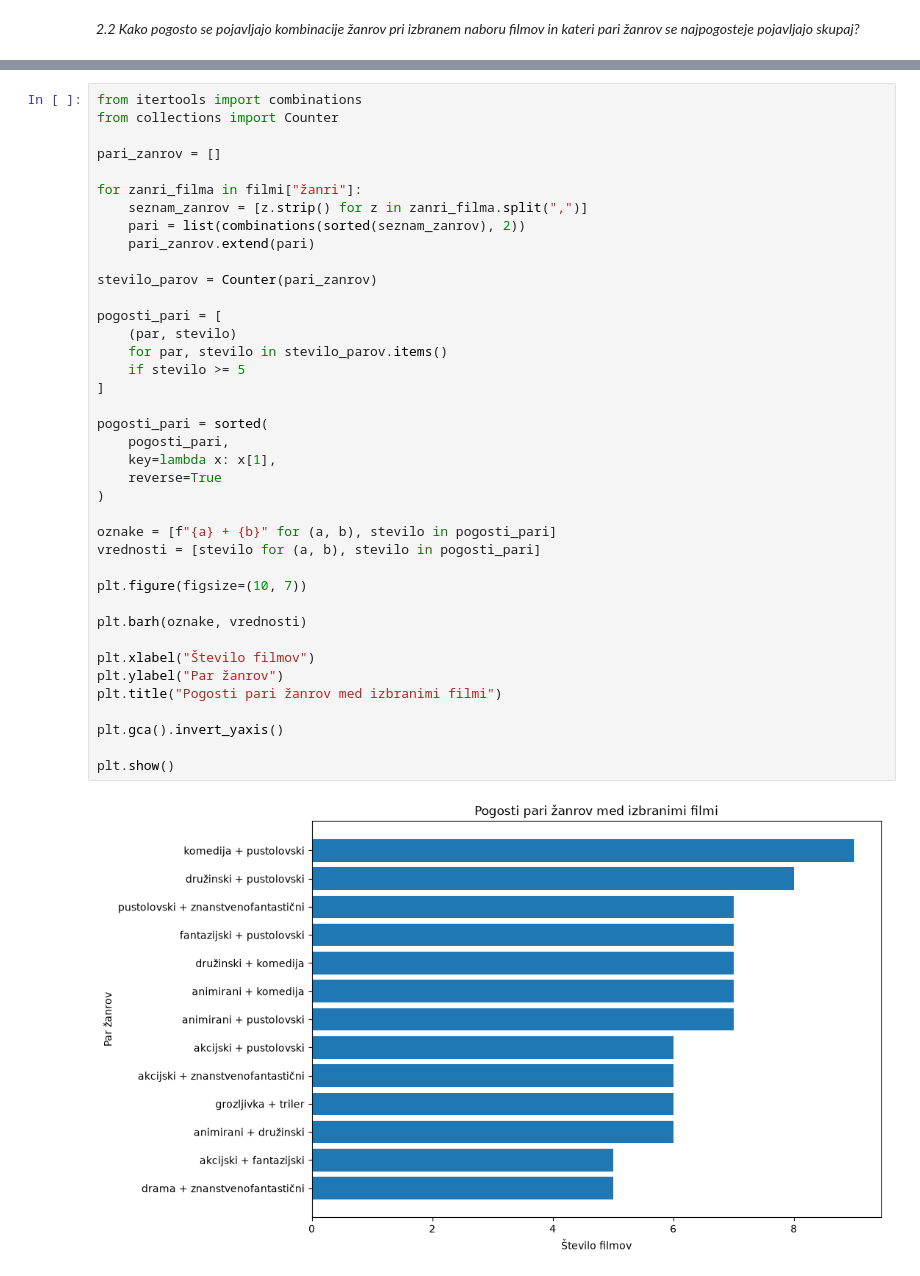
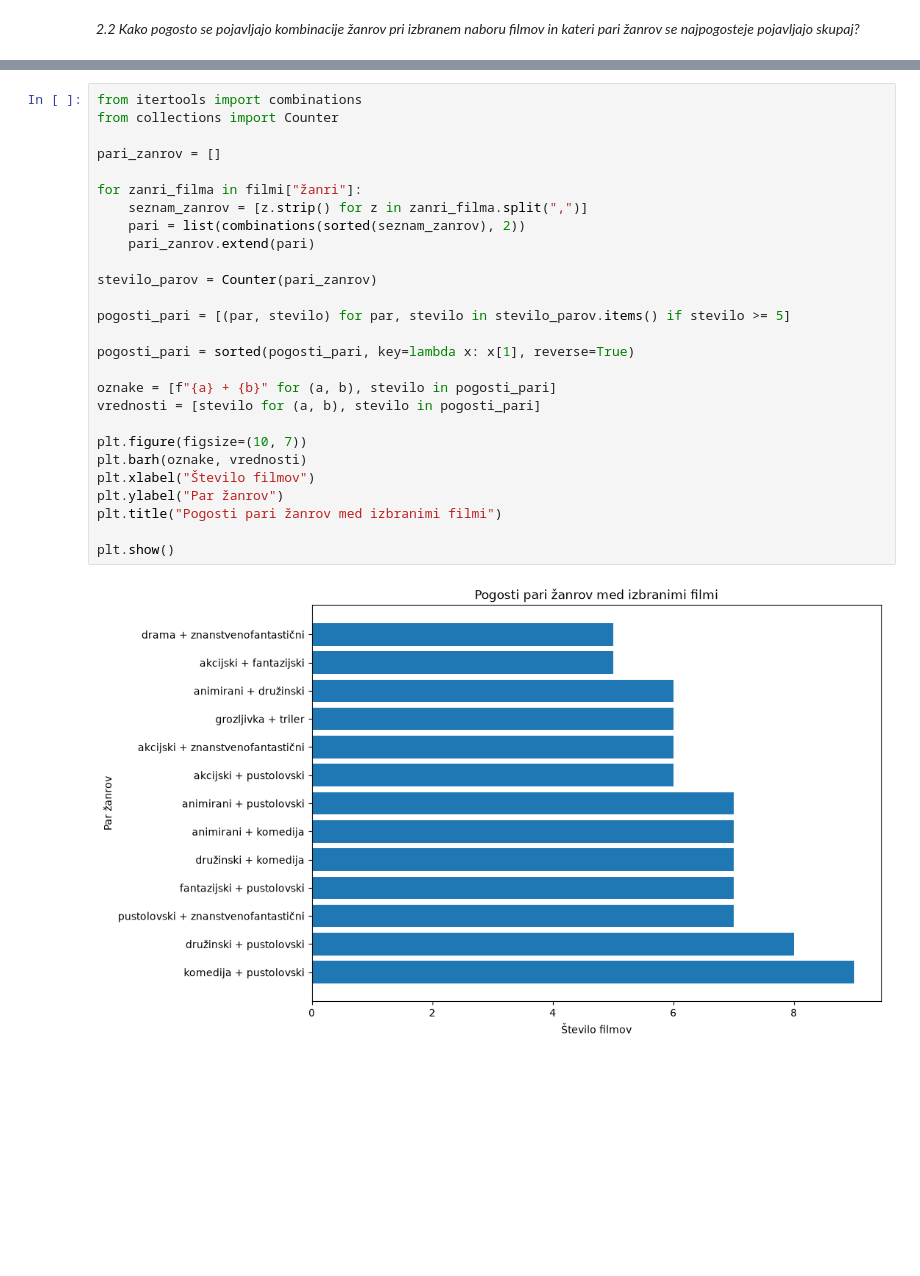
Before and after one commit to idakosmerl-web/projektna-naloga, a Jupyter notebook: analiza_podatkov.ipynb, the cells around one changed output, grey strips where cells are left out. Drawn from its saved outputs; the diff is of its cells as text; blank space fills up the shorter version.

```diff
--- a/analiza_podatkov.ipynb
+++ b/analiza_podatkov.ipynb
@@ -96,42 +95,30 @@ plt.show()
 # %%
 from itertools import combinations
 from collections import Counter
 
 pari_zanrov = []
 
 for zanri_filma in filmi["žanri"]:
     seznam_zanrov = [z.strip() for z in zanri_filma.split(",")]
     pari = list(combinations(sorted(seznam_zanrov), 2))
     pari_zanrov.extend(pari)
 
 stevilo_parov = Counter(pari_zanrov)
 
-pogosti_pari = [
-    (par, stevilo)
-    for par, stevilo in stevilo_parov.items()
-    if stevilo >= 5
-]
+pogosti_pari = [(par, stevilo) for par, stevilo in stevilo_parov.items() if stevilo >= 5]
 
-pogosti_pari = sorted(
-    pogosti_pari,
-    key=lambda x: x[1],
-    reverse=True
-)
+pogosti_pari = sorted(pogosti_pari, key=lambda x: x[1], reverse=True)
 
 oznake = [f"{a} + {b}" for (a, b), stevilo in pogosti_pari]
 vrednosti = [stevilo for (a, b), stevilo in pogosti_pari]
 
 plt.figure(figsize=(10, 7))
-
 plt.barh(oznake, vrednosti)
-
 plt.xlabel("Število filmov")
 plt.ylabel("Par žanrov")
 plt.title("Pogosti pari žanrov med izbranimi filmi")
 
-plt.gca().invert_yaxis()
-
 plt.show()
 # %% [output]
-[figure, old version]
+[figure, new version]
 # %% [markdown]
```
Also changed, not shown: parts of 6 cells of this notebook.
